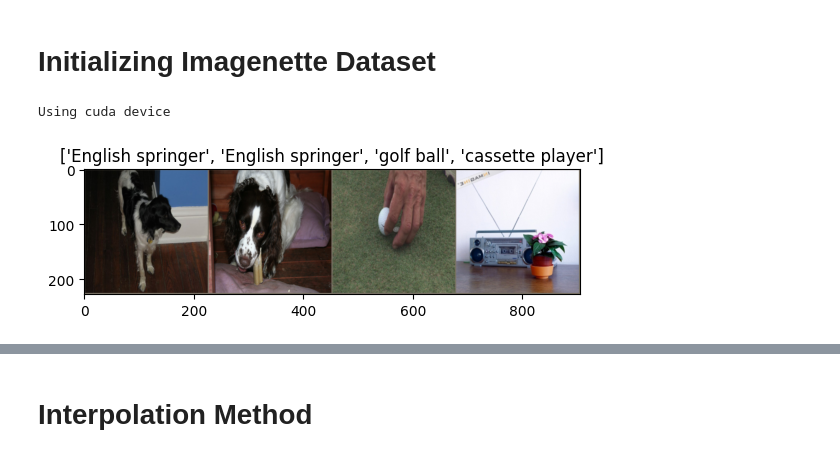
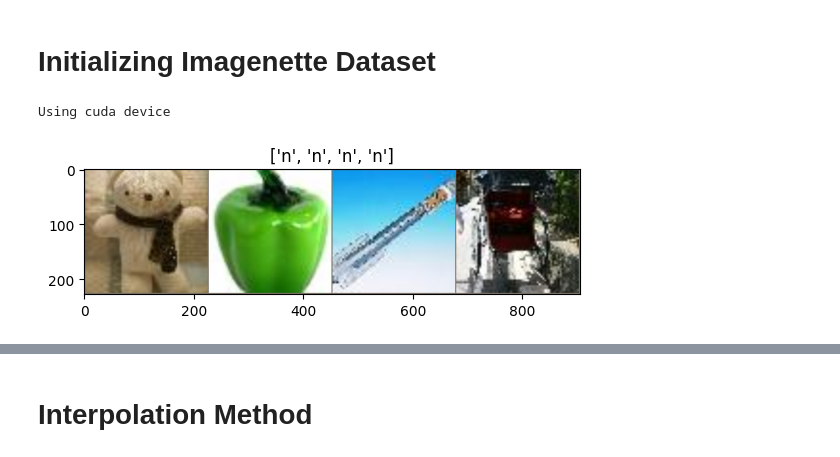
Before and after one commit to MohammedZ666/NeuralNetInterpolation, a Jupyter notebook: ResNet_Interpolation.ipynb, the cells around one changed output, grey strips where cells are left out. Cells and saved outputs as stored; diff of their text form; code cells hidden in the pictures.

Commit message:
Replacing Imagenette with TinyImageNet

```diff
--- a/ResNet_Interpolation.ipynb
+++ b/ResNet_Interpolation.ipynb
@@ -205,15 +206,21 @@ class TransformDataset(Dataset):
         self.dataset = dataset
         self.transform = transform
 
+        # TinyImageNet class names
+        self.classes = dataset.features['label'].names
+
     def __len__(self):
         return len(self.dataset)
 
-    def __getattr__(self, name):
-      return getattr(self.dataset, name)
     def __getitem__(self, idx):
-        img, label = self.dataset[idx]
+        item = self.dataset[idx]
+
+        img = item['image'].convert("RGB")   # PIL image
+        label = item['label']
+
         if self.transform:
             img = self.transform(img)
+
         return img, label
 
 # We want to be able to train our model on an `accelerator <https://pytorch.org/docs/stable/torch.html#accelerators>`__
@@ -221,35 +228,38 @@ class TransformDataset(Dataset):
 
 device = torch.accelerator.current_accelerator().type if torch.accelerator.is_available() else "cpu"
 print(f"Using {device} device")
-
-data = {x: datasets.Imagenette( root="/content/", split=x, size="full", download=True, transform=None) for x in ['train', 'val']}
+ds = load_dataset("zh-plus/tiny-imagenet")
+data = {
+    'train': ds['train'],
+    'val': ds['valid']   # TinyImageNet uses 'valid', not 'val'
+}
 
 image_datasets = {x: TransformDataset(data[x], data_transforms[x])
                   for x in ['train', 'val']}
 
 image_datasets_interp = {x: TransformDataset(data[x], data_transforms_interp[x])
                   for x in ['train', 'val']}
 
 dataloaders = {x: torch.utils.data.DataLoader(image_datasets[x], batch_size=batch_size,
                                              shuffle=True, num_workers=0) for x in ['train', 'val']}
 
 dataloaders_interp = {x: torch.utils.data.DataLoader(image_datasets_interp[x], batch_size=batch_size//2,
                                              shuffle=True, num_workers=0) for x in ['train', 'val']}
 
 dataset_sizes = {x: len(image_datasets[x]) for x in ['train', 'val']}
 class_names = image_datasets['train'].classes
 
 
 
 
 # Get a batch of training data
 inputs, classes = next(iter(dataloaders['train']))
 
 # Make a grid from batch
 out = torchvision.utils.make_grid(inputs[:4])
 classes = classes[:4]
 
 imshow(out, title=[class_names[x][0] if len(class_names)>1 else class_names[x] for x in classes])
 # %% [output]
 Using cuda device
-[figure, old version]
+[figure, new version]
```
Also changed, not shown: parts of 2 cells of this notebook.
